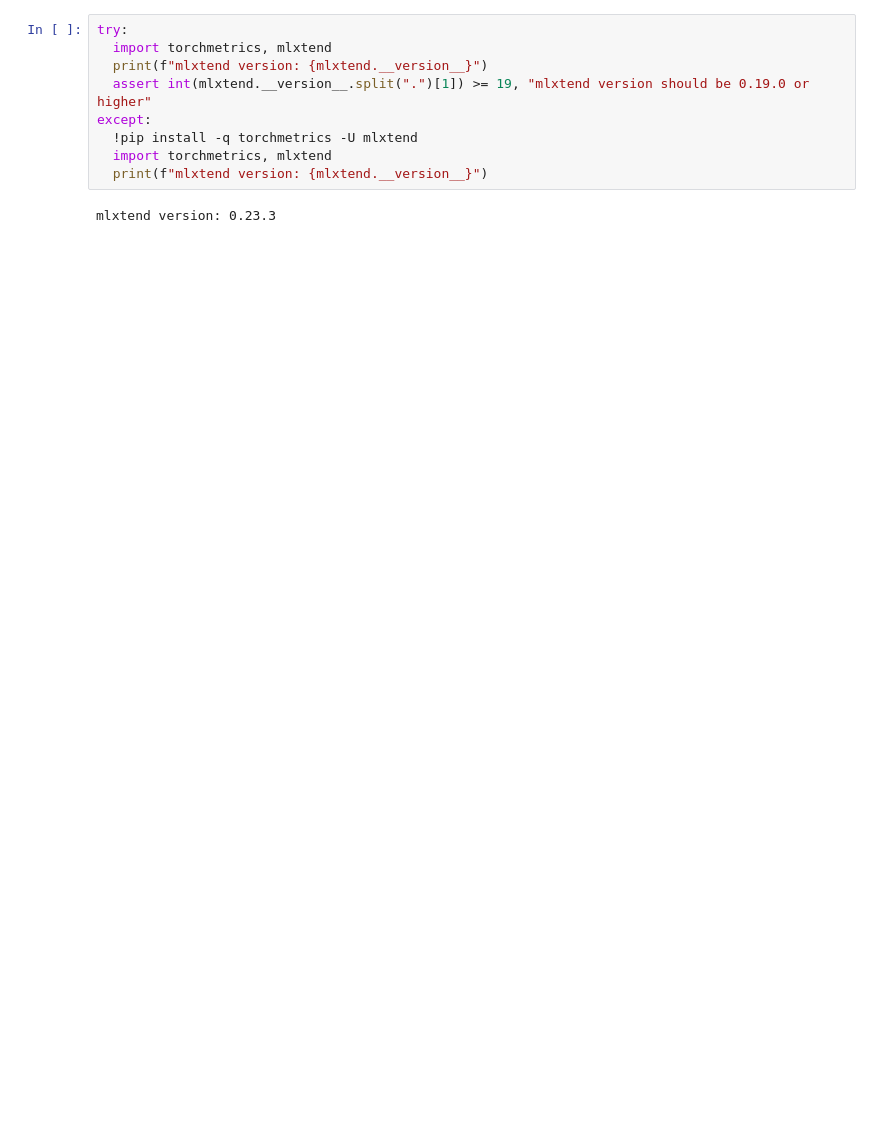
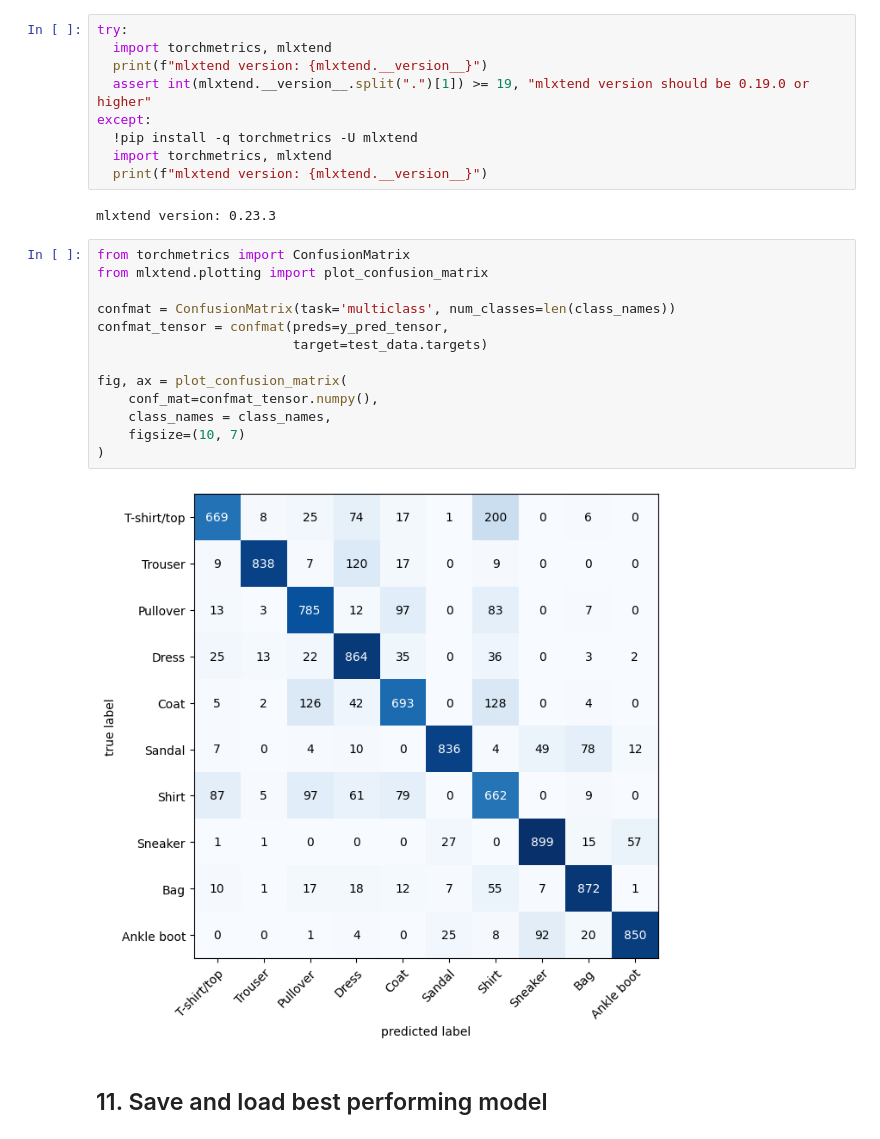
Before and after one commit to AdamStajer07/pytorchTutorial, a Jupyter notebook: 05_pytorch_tutorial.ipynb, the cells around one changed output. Cells and saved outputs as stored; diff of their text form; blank space fills up the shorter version.

```diff
--- a/05_pytorch_tutorial.ipynb
+++ b/05_pytorch_tutorial.ipynb
@@ -963,3 +963,20 @@ except:
   print(f"mlxtend version: {mlxtend.__version__}")
 # %% [output]
 mlxtend version: 0.23.3
+# %%
+from torchmetrics import ConfusionMatrix
+from mlxtend.plotting import plot_confusion_matrix
+
+confmat = ConfusionMatrix(task='multiclass', num_classes=len(class_names))
+confmat_tensor = confmat(preds=y_pred_tensor,
+                         target=test_data.targets)
+
+fig, ax = plot_confusion_matrix(
+    conf_mat=confmat_tensor.numpy(),
+    class_names = class_names,
+    figsize=(10, 7)
+)
+# %% [output]
+[figure, added]
+# %% [markdown]
+## 11. Save and load best performing model
```
Also changed, not shown: parts of 12 cells of this notebook.
